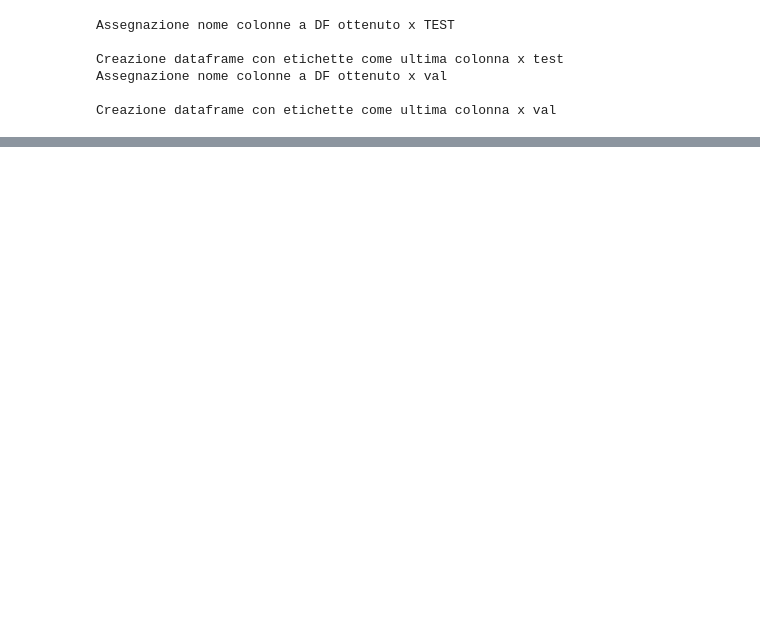
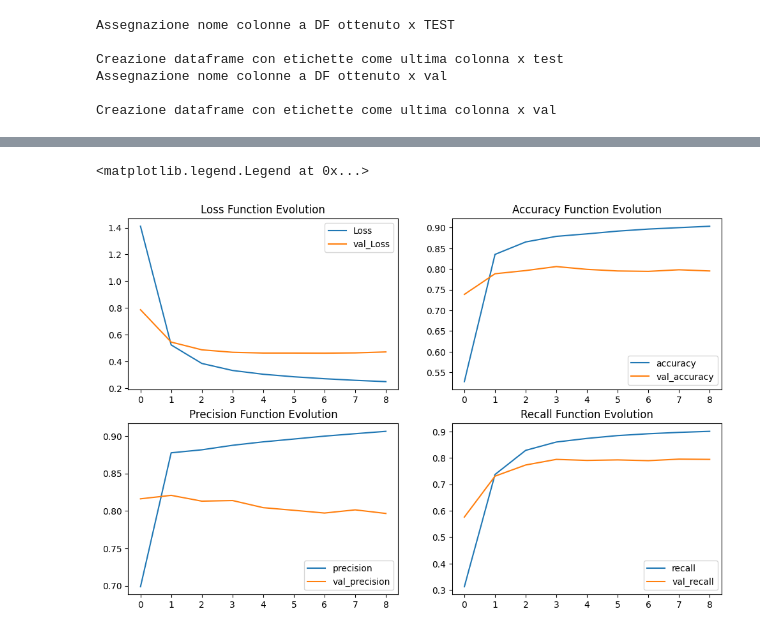
Before and after one commit to Domendomen99/csl_prj, a Jupyter notebook: CNN_PCA+.ipynb, the cells around one changed output, grey strips where cells are left out. Saved outputs shown, nothing was run; the diff lists cells and outputs as text; code cells hidden in the pictures; blank space fills up the shorter version.

```diff
--- a/CNN_PCA+.ipynb
+++ b/CNN_PCA+.ipynb
@@ -249 +235,30 @@ Epoch 7/20
+# %%
+plt.figure(figsize=(12, 16))
+
+plt.subplot(4, 2, 1)
+plt.plot(history.history['loss'], label='Loss')
+plt.plot(history.history['val_loss'], label='val_Loss')
+plt.title('Loss Function Evolution')
+plt.legend()
+
+plt.subplot(4, 2, 2)
+plt.plot(history.history['accuracy'], label='accuracy')
+plt.plot(history.history['val_accuracy'], label='val_accuracy')
+plt.title('Accuracy Function Evolution')
+plt.legend()
+
+plt.subplot(4, 2, 3)
+plt.plot(history.history['precision'], label='precision')
+plt.plot(history.history['val_precision'], label='val_precision')
+plt.title('Precision Function Evolution')
+plt.legend()
+
+plt.subplot(4, 2, 4)
+plt.plot(history.history['recall'], label='recall')
+plt.plot(history.history['val_recall'], label='val_recall')
+plt.title('Recall Function Evolution')
+plt.legend()
+# %% [output]
+<matplotlib.legend.Legend at 0x...>
+[figure, added]
 # %%
```
Also changed, not shown: parts of 3 cells of this notebook.
